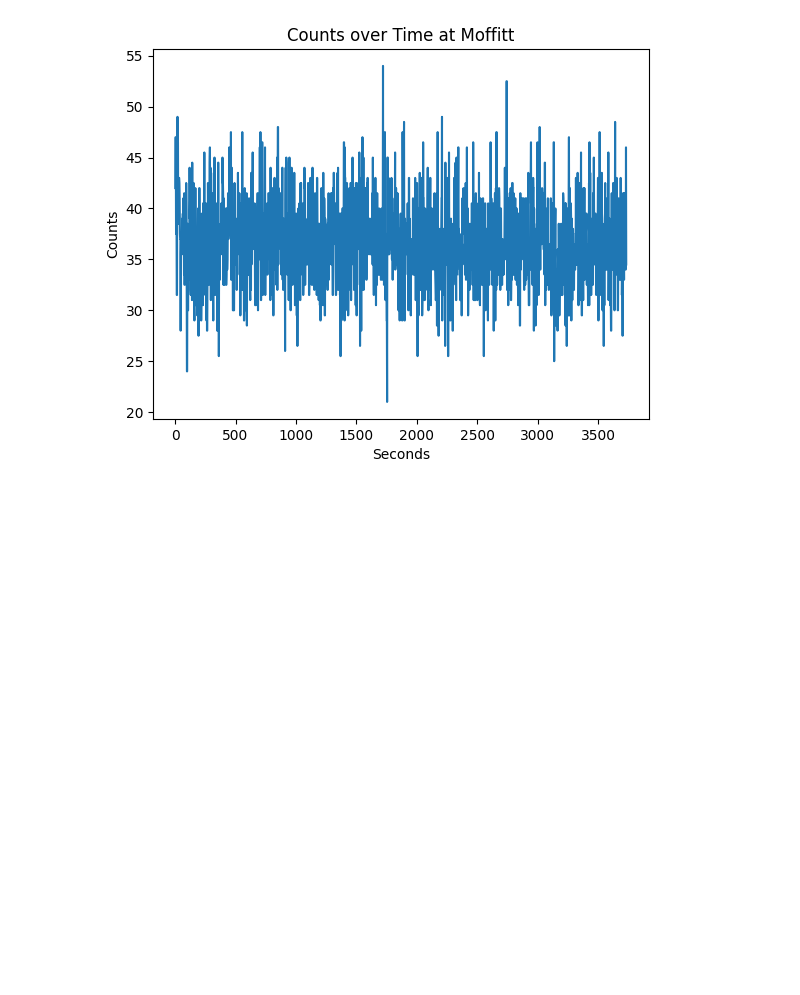
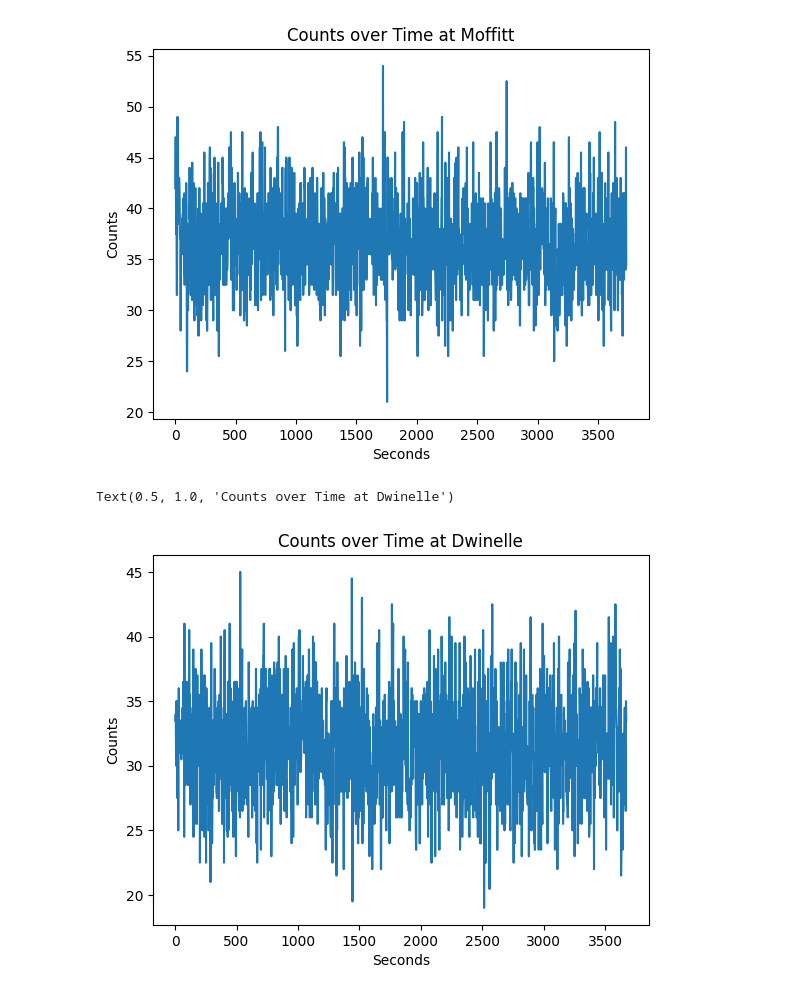
Before and after one commit to Gish-Sky/E11_LabWork, a Jupyter notebook: final_project.ipynb, the cells around one changed output. Cells and saved outputs as stored; diff of their text form; code cells hidden in the pictures; blank space fills up the shorter version.

```diff
--- a/final_project.ipynb
+++ b/final_project.ipynb
@@ -27,3 +29,15 @@ plt.title("Counts over Time at Moffitt")
 # %% [output]
 Text(0.5, 1.0, 'Counts over Time at Moffitt')
 [figure]
+# %%
+dwinelle['Time'] = dwinelle['Time']-dwinelle['Time'].iloc[0]
+dwinelle = dwinelle.iloc[1:, :]
+dwinelle_counts = dwinelle['counts']
+# %%
+plt.plot(dwinelle['Time'], dwinelle_counts)
+plt.xlabel("Seconds")
+plt.ylabel("Counts")
+plt.title("Counts over Time at Dwinelle")
+# %% [output]
+Text(0.5, 1.0, 'Counts over Time at Dwinelle')
+[figure, added]
```
Also changed, not shown: parts of 6 cells of this notebook.
